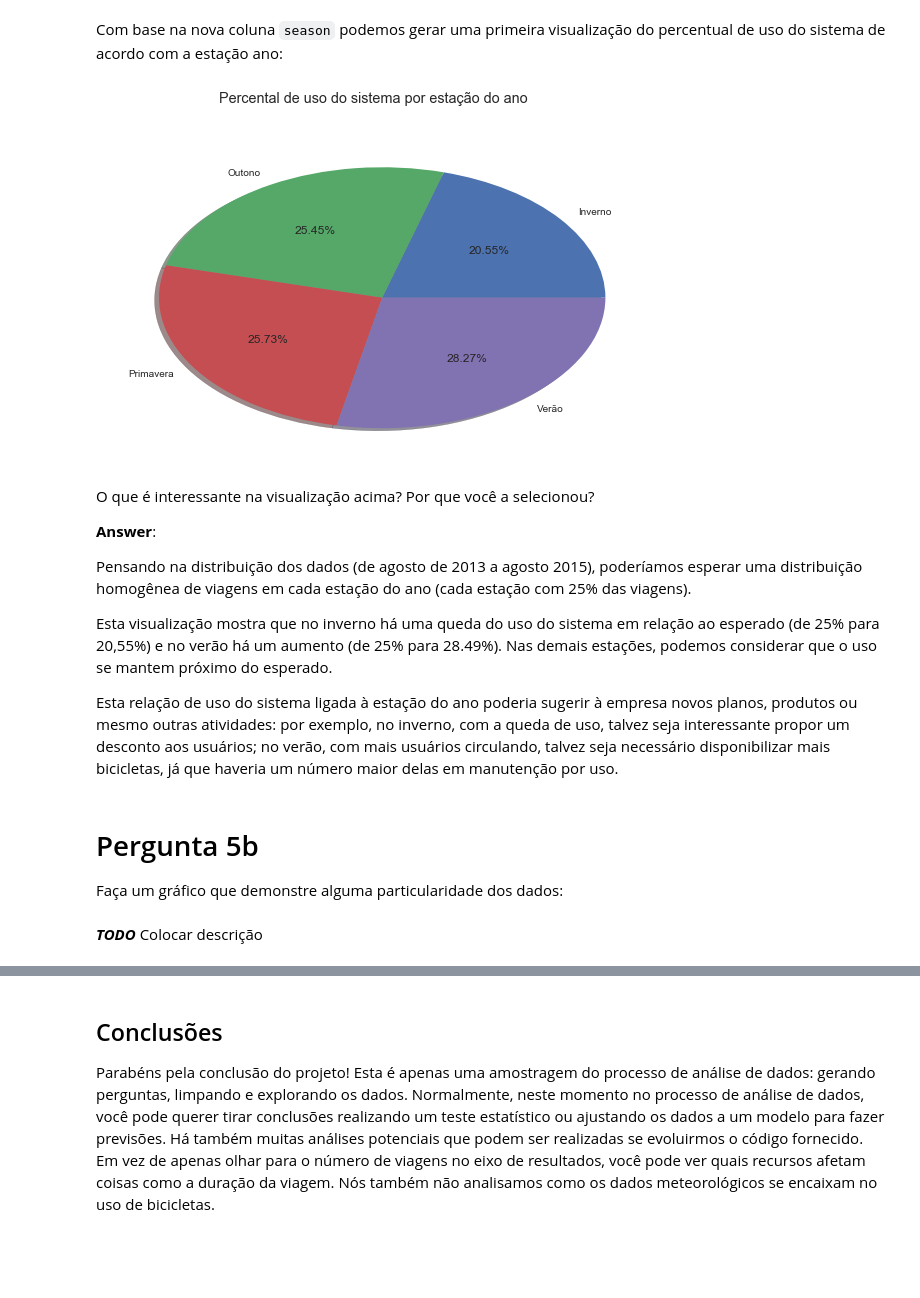
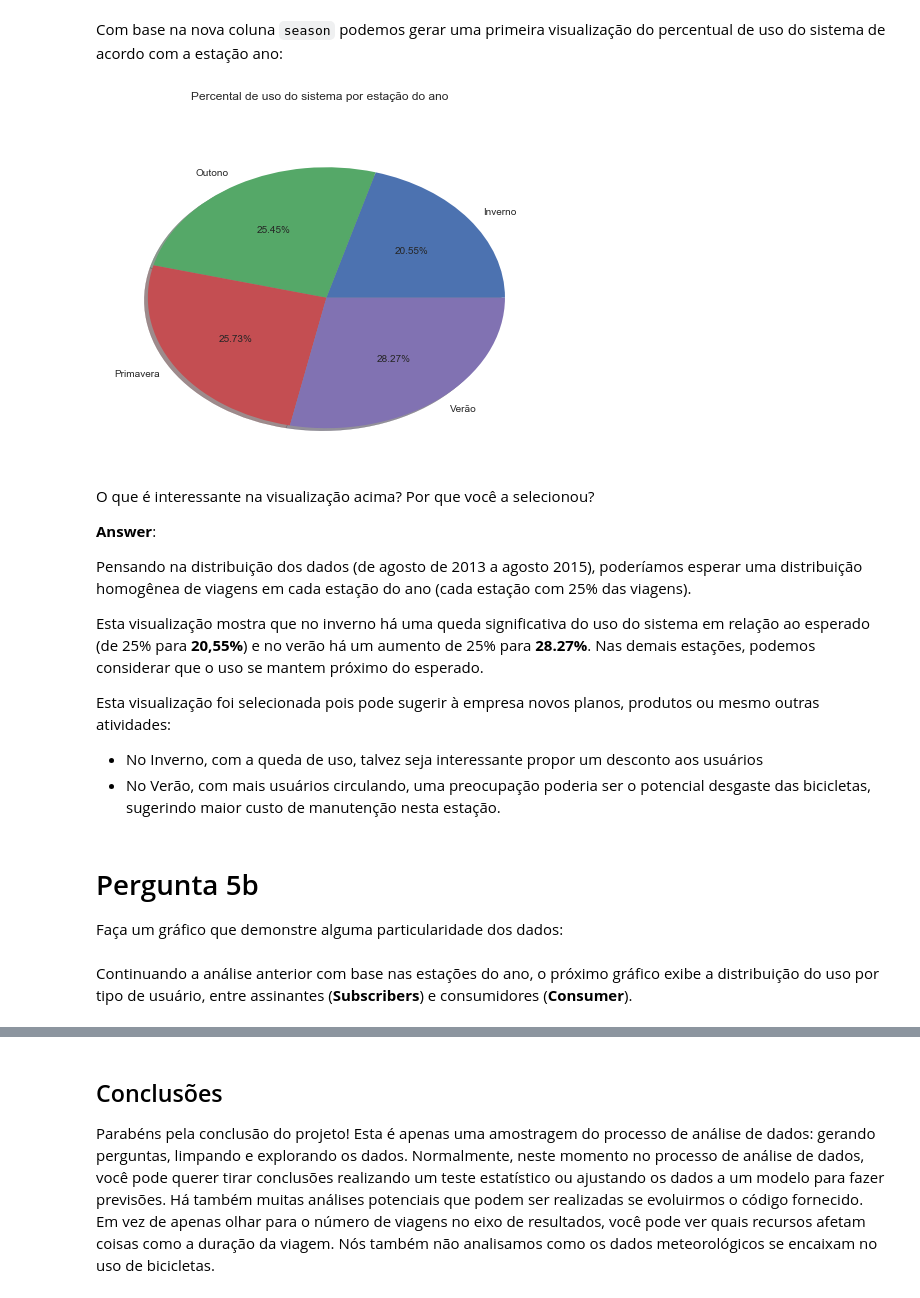
Before and after one commit to resilva87/udacity-datascience-I, a Jupyter notebook: Analise_Bay_Area_Bike_Share-NDFDSI.ipynb, the cells around one changed output, grey strips where cells are left out. Cells and saved outputs as stored; diff of their text form; code cells hidden in the pictures; blank space fills up the shorter version.

```diff
--- a/Analise_Bay_Area_Bike_Share-NDFDSI.ipynb
+++ b/Analise_Bay_Area_Bike_Share-NDFDSI.ipynb
@@ -529,21 +528,21 @@ Com base na nova coluna `season` podemos gerar uma primeira visualização do pe
 # %%
 import matplotlib.pyplot as plt
 import seaborn as sns
 
 df_by_season = trip_data.groupby('season').size()
 plot_configs = {'kind': 'pie',
                 'title':'Percental de uso do sistema por estação do ano',
                 'autopct':'%.2f%%',
                 'subplots': True,
                 'shadow': True,
-                'figsize': (10,6)
+                'figsize': (8,6)
                }
 df_by_season.plot(**plot_configs)
 sns.set()
 plt.ylabel('')
 plt.show()
 # %% [output]
-[figure, old version]
+[figure, new version]
 # %% [markdown]
 O que é interessante na visualização acima? Por que você a selecionou?
 
@@ -551,12 +550,14 @@ O que é interessante na visualização acima? Por que você a selecionou?
 
 Pensando na distribuição dos dados (de agosto de 2013 a agosto 2015), poderíamos esperar uma distribuição homogênea de viagens em cada estação do ano (cada estação com 25% das viagens).
 
-Esta visualização mostra que no inverno há uma queda do uso do sistema em relação ao esperado (de 25% para 20,55%) e no verão há um aumento (de 25% para 28.49%). Nas demais estações, podemos considerar que o uso se mantem próximo do esperado.
+Esta visualização mostra que no inverno há uma queda significativa do uso do sistema em relação ao esperado (de 25% para **20,55%**) e no verão há um aumento de 25% para **28.27%**. Nas demais estações, podemos considerar que o uso se mantem próximo do esperado.
 
-Esta relação de uso do sistema ligada à estação do ano poderia sugerir à empresa novos planos, produtos ou mesmo outras atividades: por exemplo, no inverno, com a queda de uso, talvez seja interessante propor um desconto aos usuários; no verão, com mais usuários circulando, talvez seja necessário disponibilizar mais bicicletas, já que haveria um número maior delas em manutenção por uso.
+Esta visualização foi selecionada pois pode sugerir à empresa novos planos, produtos ou mesmo outras atividades:
+- No Inverno, com a queda de uso, talvez seja interessante propor um desconto aos usuários
+- No Verão, com mais usuários circulando, uma preocupação poderia ser o potencial desgaste das bicicletas, sugerindo maior custo de manutenção nesta estação.
 # %% [markdown]
 # Pergunta 5b
 Faça um gráfico que demonstre alguma particularidade dos dados:
-# %% [markdown]
-**_TODO_** Colocar descrição
+# %% [markdown]
+Continuando a análise anterior com base nas estações do ano, o próximo gráfico exibe a distribuição do uso por tipo de usuário, entre assinantes (**Subscribers**) e consumidores (**Consumer**).
 # %%
```
Also changed, not shown: parts of 15 cells of this notebook.
